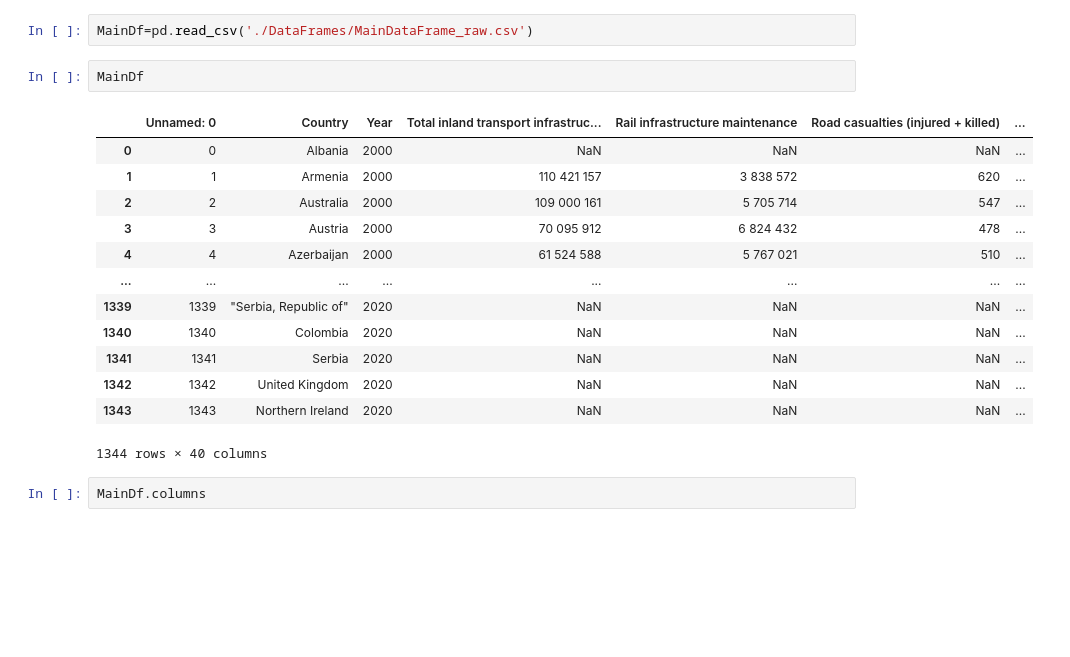
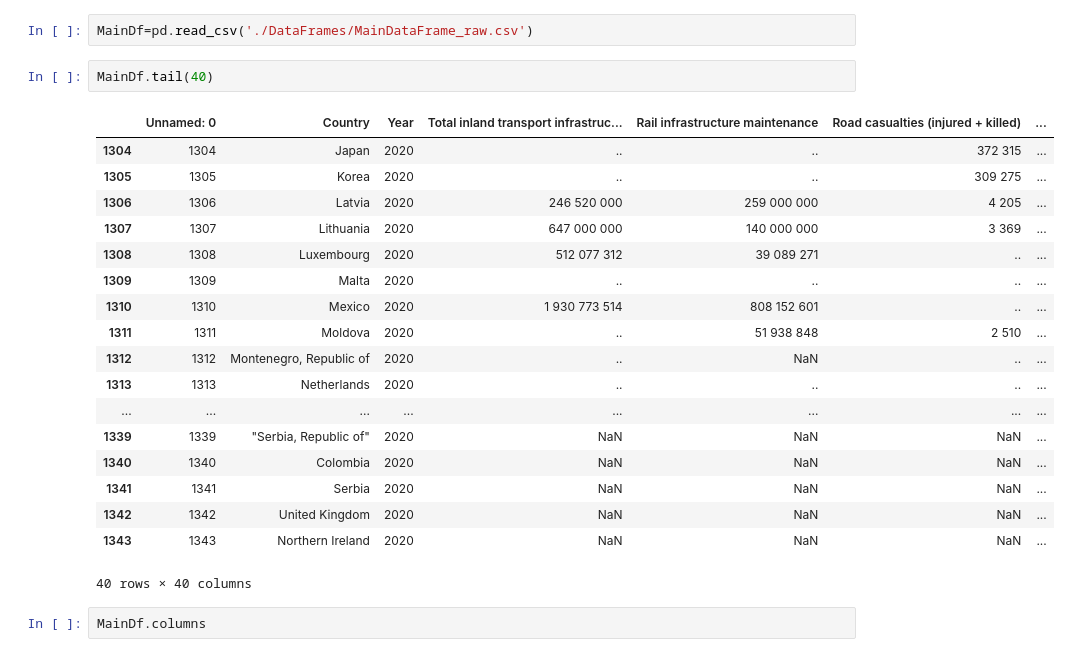
Before and after one commit to zeevSozin/data-science-project, a Jupyter notebook: dataCleaning.ipynb, the cells around one changed output. Drawn from its saved outputs; the diff is of its cells as text; blank space fills up the shorter version.

```diff
--- a/dataCleaning.ipynb
+++ b/dataCleaning.ipynb
@@ -6,21 +6,26 @@ import seaborn as sns
 # %%
 MainDf=pd.read_csv('./DataFrames/MainDataFrame_raw.csv')
 # %%
-MainDf
+MainDf.tail(40)
 # %% [output]
 |  | Unnamed: 0 | Country | Year | Total inland transport infrastruc... | Rail infrastructure maintenance | Road casualties (injured + killed) | ... |
-| 0 | 0 | Albania | 2000 | NaN | NaN | NaN | ... |
-| 1 | 1 | Armenia | 2000 | 110 421 157 | 3 838 572 | 620 | ... |
-| 2 | 2 | Australia | 2000 | 109 000 161 | 5 705 714 | 547 | ... |
-| 3 | 3 | Austria | 2000 | 70 095 912 | 6 824 432 | 478 | ... |
-| 4 | 4 | Azerbaijan | 2000 | 61 524 588 | 5 767 021 | 510 | ... |
+| 1304 | 1304 | Japan | 2020 | .. | .. | 372 315 | ... |
+| 1305 | 1305 | Korea | 2020 | .. | .. | 309 275 | ... |
+| 1306 | 1306 | Latvia | 2020 | 246 520 000 | 259 000 000 | 4 205 | ... |
+| 1307 | 1307 | Lithuania | 2020 | 647 000 000 | 140 000 000 | 3 369 | ... |
+| 1308 | 1308 | Luxembourg | 2020 | 512 077 312 | 39 089 271 | .. | ... |
+| 1309 | 1309 | Malta | 2020 | .. | .. | .. | ... |
+| 1310 | 1310 | Mexico | 2020 | 1 930 773 514 | 808 152 601 | .. | ... |
+| 1311 | 1311 | Moldova | 2020 | .. | 51 938 848 | 2 510 | ... |
+| 1312 | 1312 | Montenegro, Republic of | 2020 | .. | NaN | .. | ... |
+| 1313 | 1313 | Netherlands | 2020 | .. | .. | .. | ... |
 | ... | ... | ... | ... | ... | ... | ... | ... |
 | 1339 | 1339 | "Serbia, Republic of" | 2020 | NaN | NaN | NaN | ... |
 | 1340 | 1340 | Colombia | 2020 | NaN | NaN | NaN | ... |
 | 1341 | 1341 | Serbia | 2020 | NaN | NaN | NaN | ... |
 | 1342 | 1342 | United Kingdom | 2020 | NaN | NaN | NaN | ... |
 | 1343 | 1343 | Northern Ireland | 2020 | NaN | NaN | NaN | ... |
-1344 rows × 40 columns
+40 rows × 40 columns
 # %%
 MainDf.columns
 # %% [output]
```
Also changed, not shown: parts of 34 cells of this notebook, 1 other file.
